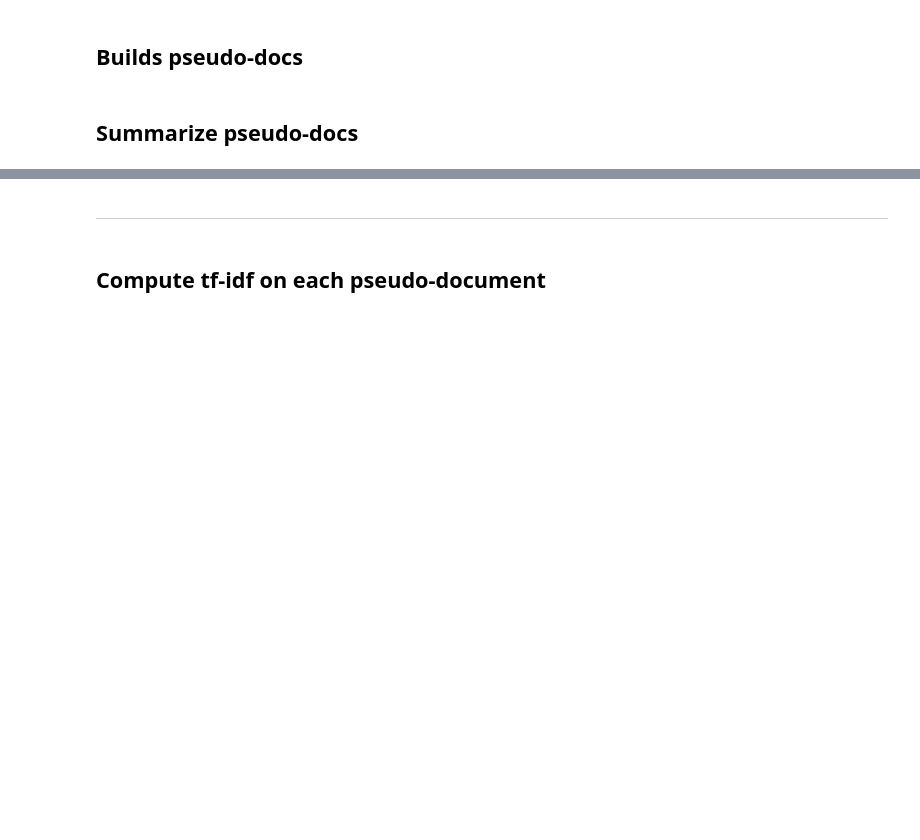
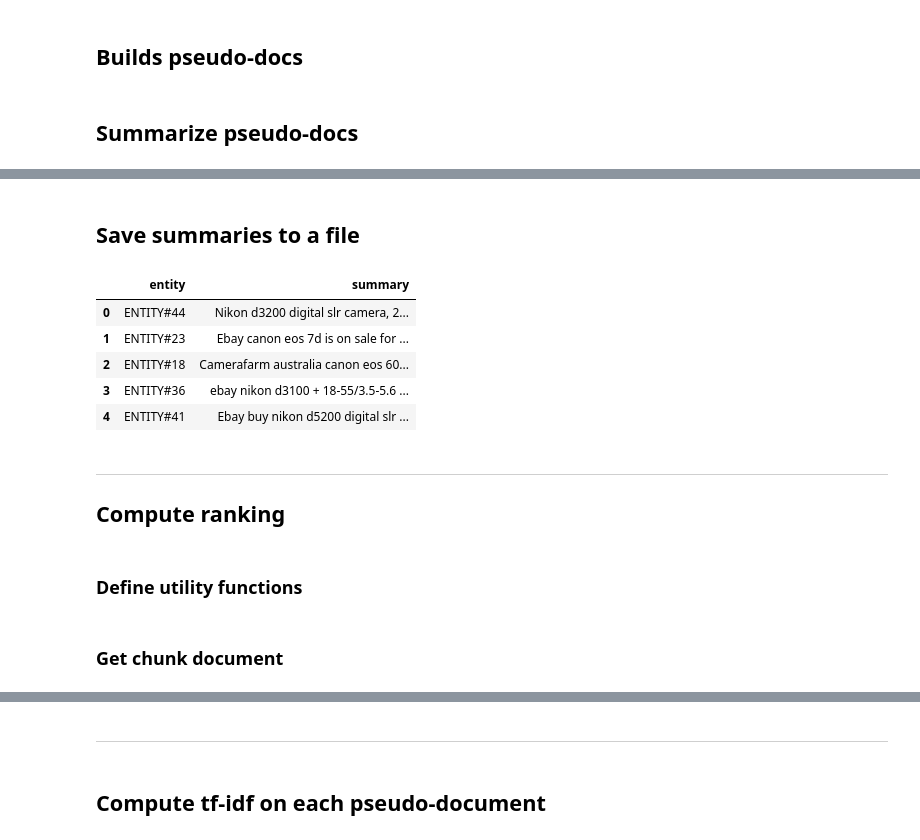
Before and after one commit to jermathew/E2L, a Jupyter notebook: notebooks/evaluation/alaska_summary_baseline.ipynb, the cells around one changed output, grey strips where cells are left out. Cells and saved outputs as stored; diff of their text form; code cells hidden in the pictures; blank space fills up the shorter version.

Commit message:
refine BART-based baselines

```diff
--- a/notebooks/evaluation/alaska_summary_baseline.ipynb
+++ b/notebooks/evaluation/alaska_summary_baseline.ipynb
@@ -49,2 +45,2 @@ from transformers import pipeline
 # %%
-model_name = 'bart-large-cnn'
+model_name = 'facebook/bart-large-cnn'
@@ -60,9 +47,18 @@ OSError: Can't load config for 'bart-large-cnn'. Make sure that:
+# %%
+from transformers import AutoTokenizer, AutoModelForSeq2SeqLM
+
+tokenizer = AutoTokenizer.from_pretrained(model_name)
+model = AutoModelForSeq2SeqLM.from_pretrained(model_name)
 # %%
 min_len = 10
-max_len = 50
+max_len = 100
 do_sample = False
 # %%
+summaries = []
+
 for i in range(num_entities):
     doc = pseudodocs[i].lower()
-    summary_text = summarizer(doc, min_length=min_len, max_length=max_len, do_sample=do_sample)[0]['summary_text']
+    encoded_doc = tokenizer([doc], padding=True, truncation=True, return_tensors='pt')
+    summary_ids = model.generate(encoded_doc['input_ids'], min_length=min_len, max_length=max_len, do_sample=do_sample)
+    summary_text = [tokenizer.decode(g, skip_special_tokens=True, clean_up_tokenization_spaces=False) for g in summary_ids][0]
     summaries.append(summary_text)
@@ -72,0 +65,2 @@ pprint(summaries)
+# %% [markdown]
+## Save summaries to a file
@@ -72,0 +69,10 @@ pprint(summaries)
+# %%
+raw_summaries_df = pd.DataFrame([(e, s) for e, s in zip(entities, summaries)], columns=['entity', 'summary'])
+raw_summaries_df.head()
+# %% [output]
+|  | entity | summary |
+| 0 | ENTITY#44 | Nikon d3200 digital slr camera, 2... |
+| 1 | ENTITY#23 | Ebay canon eos 7d is on sale for ... |
+| 2 | ENTITY#18 | Camerafarm australia canon eos 60... |
+| 3 | ENTITY#36 | ebay nikon d3100 + 18-55/3.5-5.6 ... |
+| 4 | ENTITY#41 | Ebay buy nikon d5200 digital slr ... |
@@ -72,0 +83,5 @@ pprint(summaries)
+# %% [markdown]
+---
+## Compute ranking
+# %% [markdown]
+### Define utility functions
@@ -72,0 +131,2 @@ pprint(summaries)
+# %% [markdown]
+### Get chunk document
```
Also changed, not shown: parts of 20 cells of this notebook, 1 other file.
